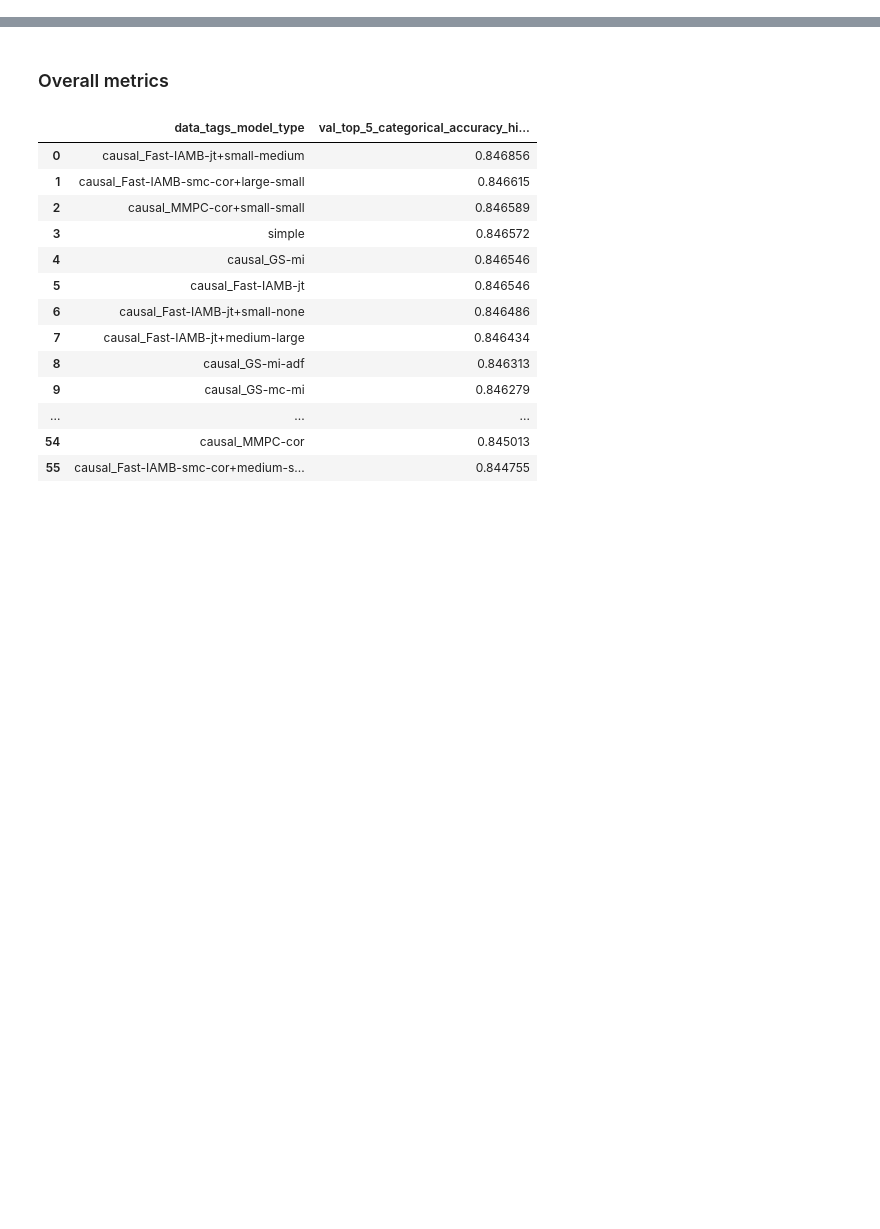
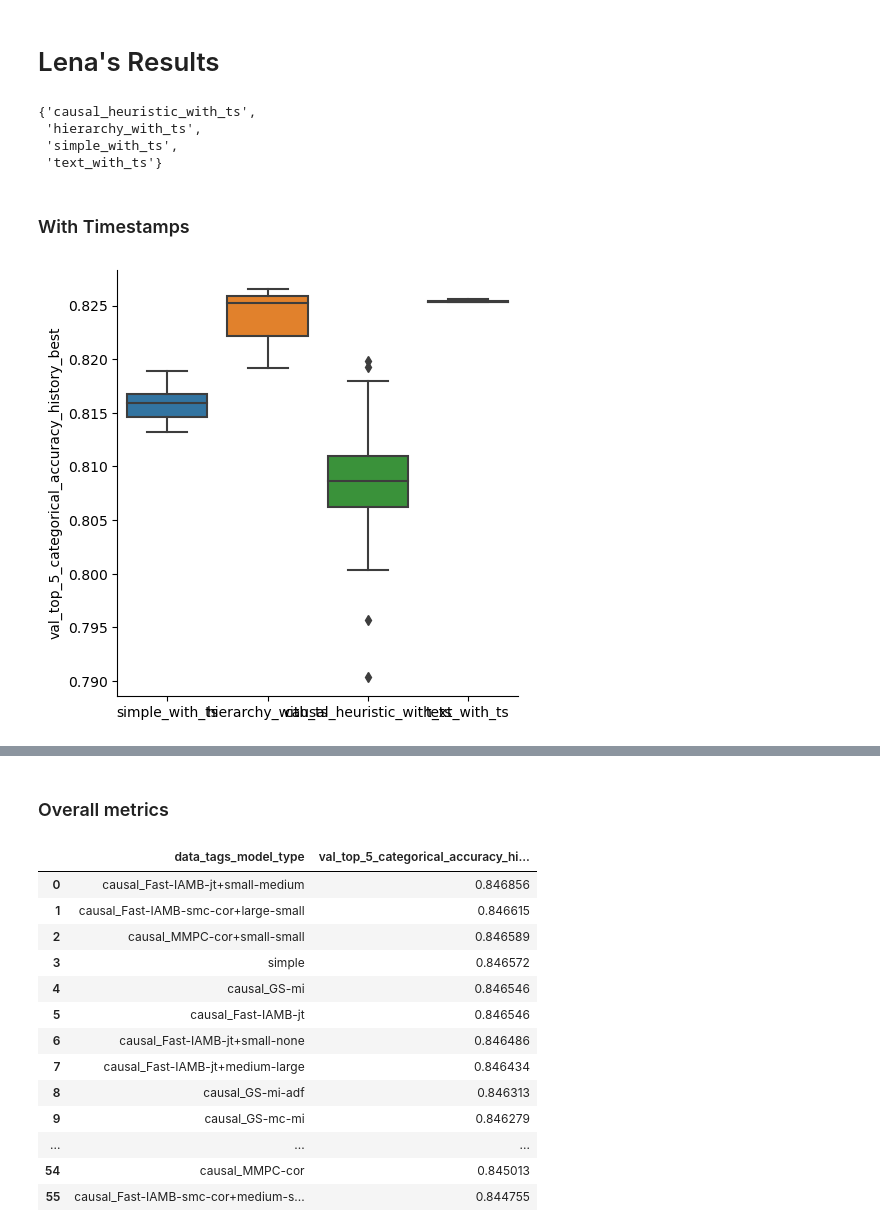
Before and after one commit to ralmasri/Domain-Guided-Monitoring, a Jupyter notebook: notebooks/knowledge_graphs.ipynb, the cells around one changed output, grey strips where cells are left out. Cells and saved outputs as stored; diff of their text form; code cells hidden in the pictures; blank space fills up the shorter version.

```diff
--- a/notebooks/knowledge_graphs.ipynb
+++ b/notebooks/knowledge_graphs.ipynb
@@ -51,7 +51,8 @@ percentile_names=[
 # %%
 mlflow_helper = MlflowHelper(pkl_file=None,
     local_mlflow_dir_prefix='/home/i40/almasrirz/Domain-Guided-Monitoring/mlruns/',
-    experiment_id="831333387297563441")
+    experiment_id="831333387297563441",
+    tracking_uri="http://localhost:5100")
 mlflow_helper.query_runs()
 # %%
 def plot_best_metric_bar(metric_df, metric_names,
@@ -77,3 +78,30 @@ def plot_best_metric_bar(metric_df, metric_names,
             ax.tick_params(labelbottom=True)
         if save_fig:
             g.savefig("bar_{}.png".format(metric_name))
+# %% [markdown]
+# Lena's Results
+# %%
+lena_df = mlflow_helper.run_df[
+    (mlflow_helper.run_df['data_params_ExperimentConfigmax_data_size'] == '-1')
+    & (mlflow_helper.run_df['data_tags_model_type'].isin(['causal_heuristic', 'simple', 'hierarchy', 'text']))
+    & (mlflow_helper.run_df['data_params_HuaweiPreprocessorConfigaggregated_log_file'] == 'data/logs_aggregated_concurrent_original.csv')
+]
+lena_df = mlflow_helper.load_best_metrics_for_ids(set(lena_df['info_run_id']))
+# %%
+lena_df.loc[lena_df['data_params_HuaweiPreprocessorConfigremove_dates_from_payload'] == 'False',
+'data_tags_model_type'] = lena_df.loc[lena_df['data_params_HuaweiPreprocessorConfigremove_dates_from_payload'] == 'False',
+'data_tags_model_type'].apply(lambda x: x + "_with_ts")
+set(lena_df.loc[lena_df['data_params_HuaweiPreprocessorConfigremove_dates_from_payload'] == 'False',
+'data_tags_model_type'])
+# %% [output]
+{'causal_heuristic_with_ts',
+ 'hierarchy_with_ts',
+ 'simple_with_ts',
+ 'text_with_ts'}
+# %% [markdown]
+### With Timestamps
+# %%
+plot_best_metric_bar(lena_df, ['val_top_5_categorical_accuracy_history_best'],
+x_order = ['simple_with_ts', 'hierarchy_with_ts', 'causal_heuristic_with_ts', 'text_with_ts'])
+# %% [output]
+[figure, added]
```
Also changed, not shown: parts of 16 cells of this notebook.
